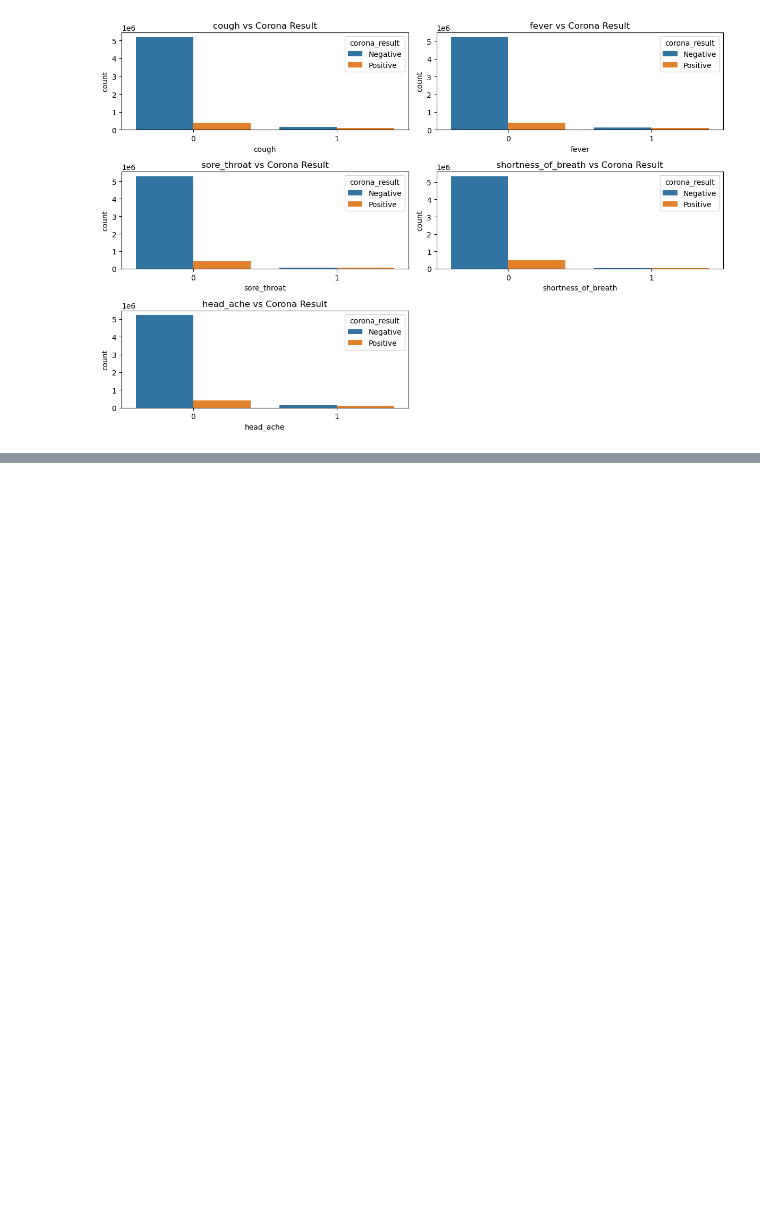
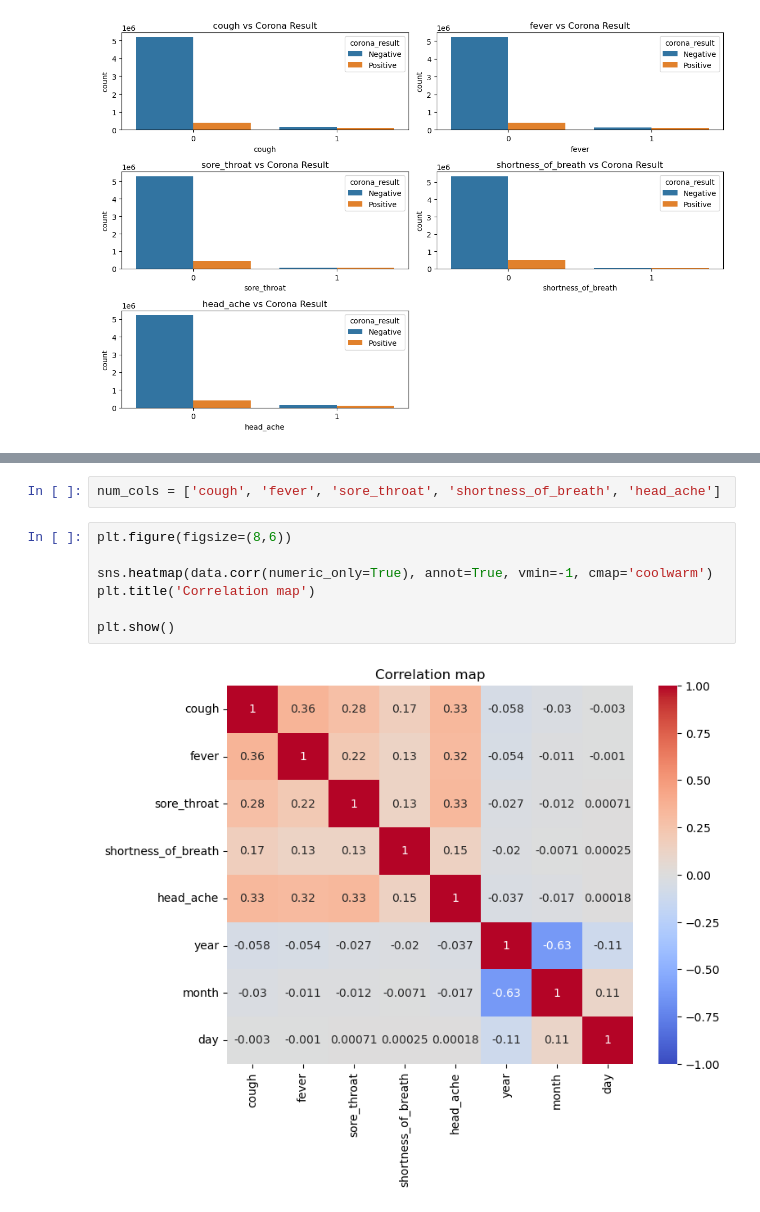
Before and after one commit to RohitRathore25/Covid19_project_prediction, a Jupyter notebook: covid19_prediction.ipynb, the cells around one changed output, grey strips where cells are left out. Drawn from its saved outputs; the diff is of its cells as text; blank space fills up the shorter version.

```diff
--- a/covid19_prediction.ipynb
+++ b/covid19_prediction.ipynb
@@ -161,0 +191,11 @@ plt.show()
+# %%
+num_cols = ['cough', 'fever', 'sore_throat', 'shortness_of_breath', 'head_ache']
+# %%
+plt.figure(figsize=(8,6))
+
+sns.heatmap(data.corr(numeric_only=True), annot=True, vmin=-1, cmap='coolwarm')
+plt.title('Correlation map')
+
+plt.show()
+# %% [output]
+[figure, added]
```
Also changed, not shown: parts of 7 cells of this notebook.
